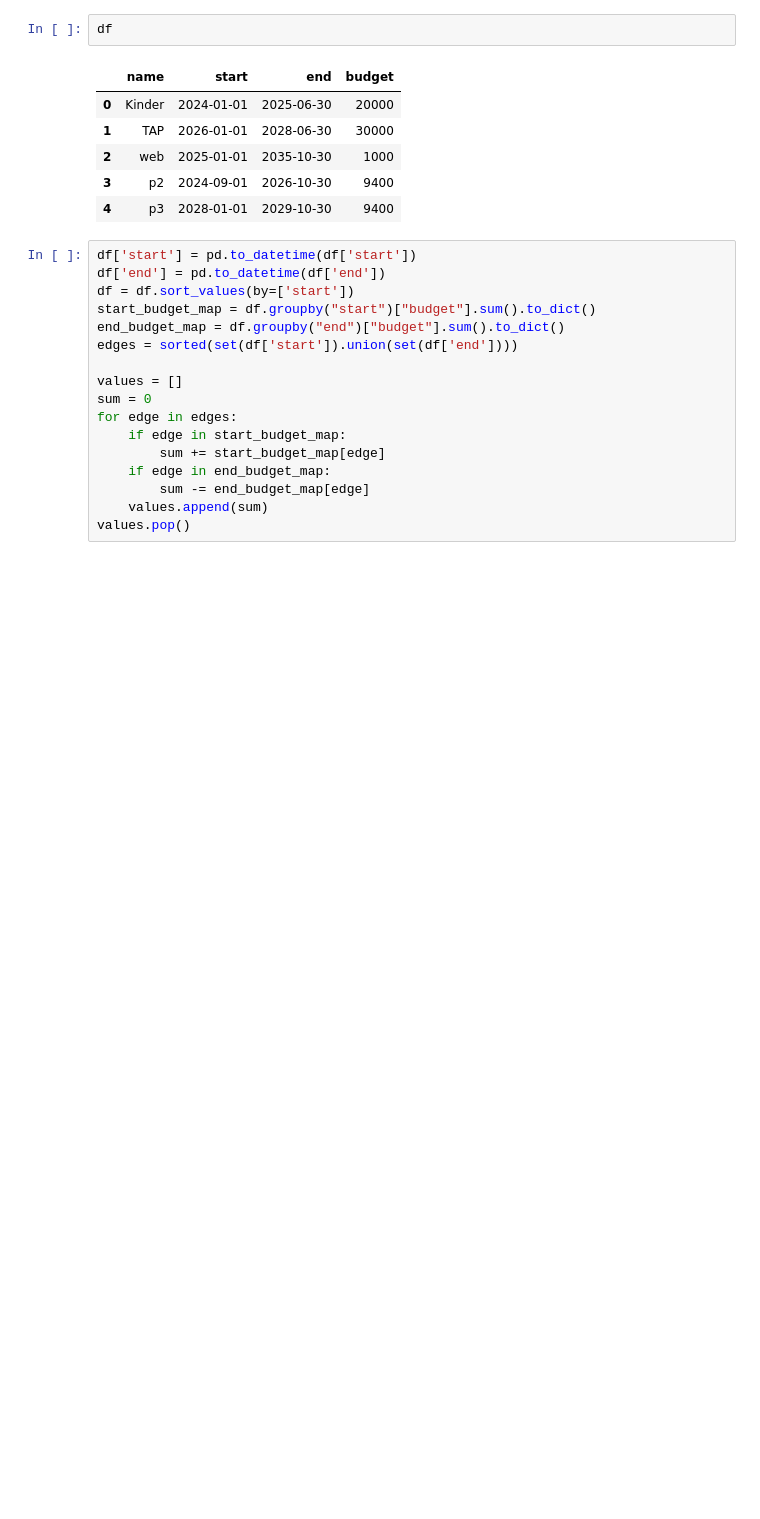
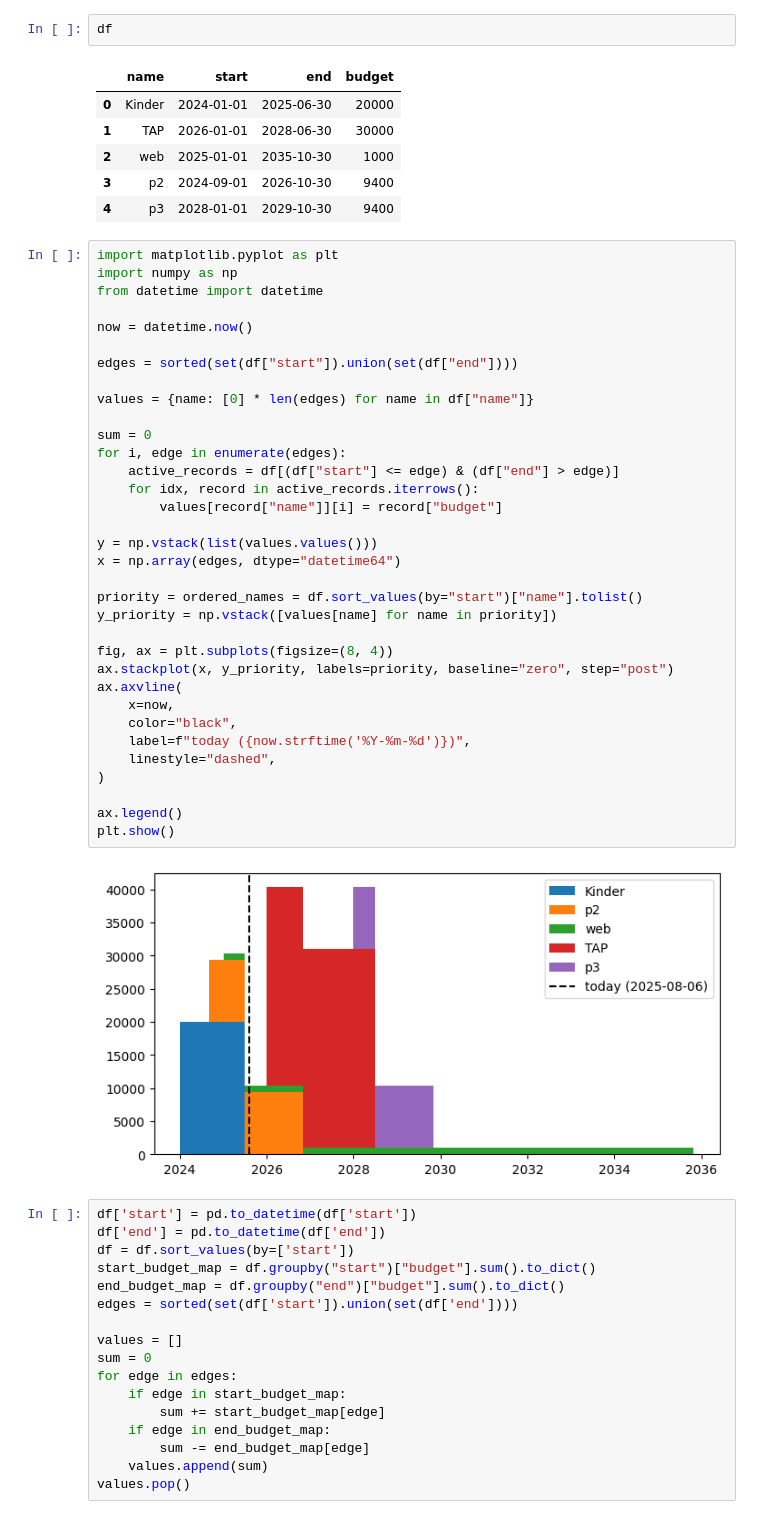
Before and after one commit to amirhoseinbidar/plot-proj, a Jupyter notebook: project.ipynb, the cells around one changed output. Drawn from its saved outputs; the diff is of its cells as text; blank space fills up the shorter version.

```diff
--- a/project.ipynb
+++ b/project.ipynb
@@ -11,6 +11,42 @@ df
 | 2 | web | 2025-01-01 | 2035-10-30 | 1000 |
 | 3 | p2 | 2024-09-01 | 2026-10-30 | 9400 |
 | 4 | p3 | 2028-01-01 | 2029-10-30 | 9400 |
+# %%
+import matplotlib.pyplot as plt
+import numpy as np
+from datetime import datetime
+
+now = datetime.now()
+
+edges = sorted(set(df["start"]).union(set(df["end"])))
+
+values = {name: [0] * len(edges) for name in df["name"]}
+
+sum = 0
+for i, edge in enumerate(edges):
+    active_records = df[(df["start"] <= edge) & (df["end"] > edge)]
+    for idx, record in active_records.iterrows():
+        values[record["name"]][i] = record["budget"]
+
+y = np.vstack(list(values.values()))
+x = np.array(edges, dtype="datetime64")
+
+priority = ordered_names = df.sort_values(by="start")["name"].tolist()
+y_priority = np.vstack([values[name] for name in priority])
+
+fig, ax = plt.subplots(figsize=(8, 4))
+ax.stackplot(x, y_priority, labels=priority, baseline="zero", step="post")
+ax.axvline(
+    x=now,
+    color="black",
+    label=f"today ({now.strftime('%Y-%m-%d')})",
+    linestyle="dashed",
+)
+
+ax.legend()
+plt.show()
+# %% [output]
+[figure, added]
 # %%
 df['start'] = pd.to_datetime(df['start'])
 df['end'] = pd.to_datetime(df['end'])
```
Also changed, not shown: parts of 1 cell of this notebook.
